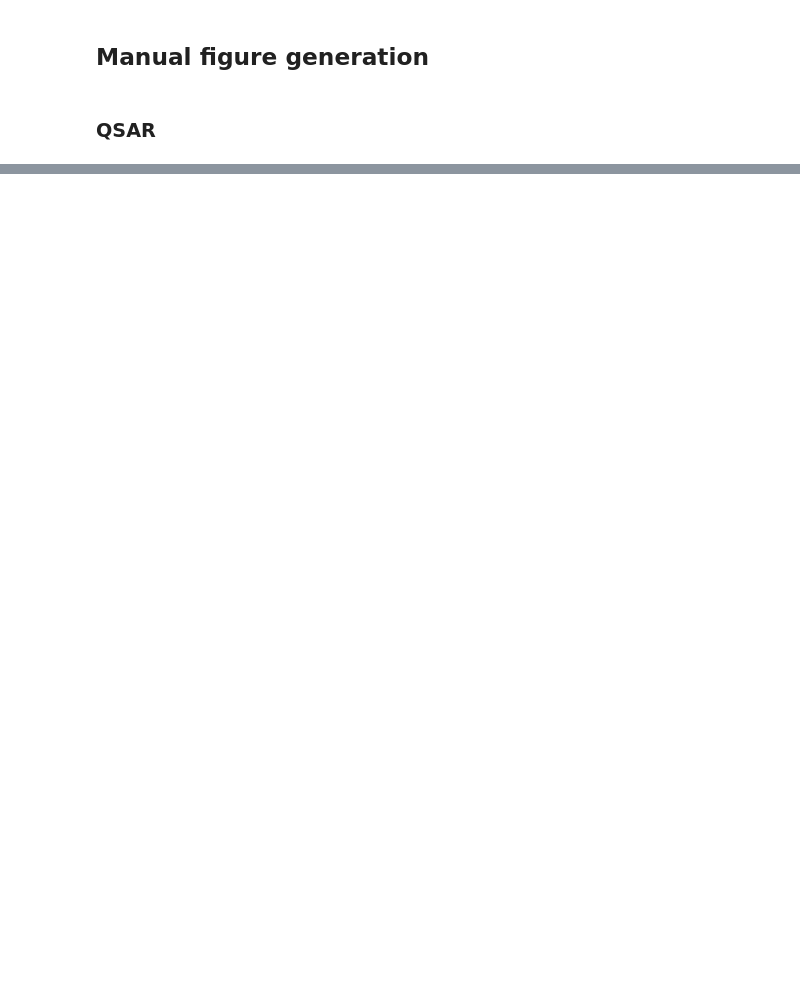
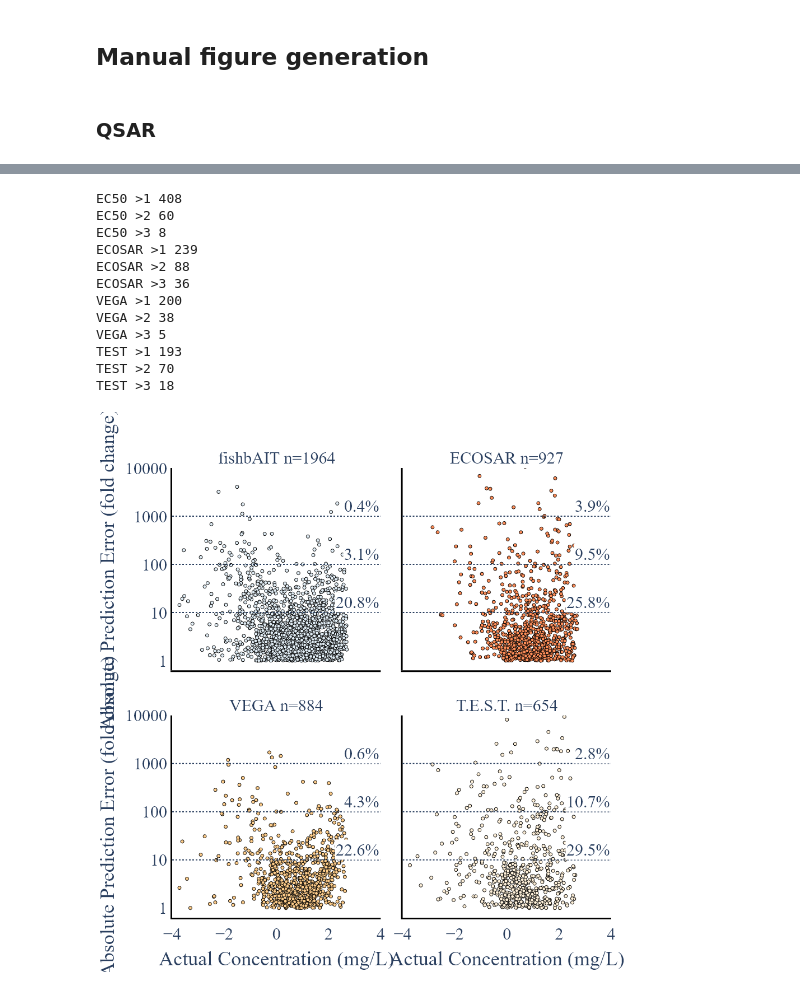
Before and after one commit to StyrbjornKall/TRIDENT, a Jupyter notebook: development/figures/generate_figures_for_publication.ipynb, the cells around one changed output, grey strips where cells are left out. Saved outputs shown, nothing was run; the diff lists cells and outputs as text; code cells hidden in the pictures; blank space fills up the shorter version.

```diff
--- a/development/figures/generate_figures_for_publication.ipynb
+++ b/development/figures/generate_figures_for_publication.ipynb
@@ -129,7 +203,7 @@ PlotPCA_CLSProjection(savepath=None, endpoint=ENDPOINT, flipaxis=False)
 # %% [markdown]
 ## Manual figure generation
 # %%
-species_group = 'invertebrates'
+species_group = 'fish'
 name = f'EC50_{species_group}'
 endpoint = 'EC50'
 # %%
@@ -149,4 +223,4 @@ DURATIONS = ['short exposure','medium exposure', 'long exposure'] # <= 96h, <= 1
 # ----------- QSAR ------------------------
 ECOSAR, VEGA, TEST = LoadQSAR(endpoint=endpoint, species_group=species_group)
 # %%
-ECOSAR, TEST, VEGA = PrepareQSARData(ECOSAR, TEST, VEGA, inside_AD=INSIDE_AD, remove_experimental=True)
+ECOSAR, TEST, VEGA = PrepareQSARData(ECOSAR, TEST, VEGA, inside_AD=INSIDE_AD, remove_experimental=True, species_group=species_group)
@@ -163,5 +266,19 @@ if (endpoint == 'EC10') | (species_group=='algae'):
 # %%
-PlotQSARcompBarUsingWAvgPredsInterersect(None, predictions=weighted_avg_qsar_preds, endpoint=endpoint, species_group=species_group)
-PlotQSARcompScatter(None, predictions=weighted_avg_qsar_preds, endpoint=endpoint)
-PlotQSARresidualScatter(None, predictions=qsar_preds, endpoint=endpoint)
+#PlotQSARcompBarUsingWAvgPredsInterersect(None, predictions=weighted_avg_qsar_preds, endpoint=endpoint, species_group=species_group)
+#PlotQSARcompScatter(None, predictions=weighted_avg_qsar_preds, endpoint=endpoint)
+#PlotQSARresidualScatter(None, predictions=qsar_preds, endpoint=endpoint)
 PlotQSARresidualScatter(None, predictions=weighted_avg_qsar_preds, endpoint=endpoint)
+# %% [output]
+EC50 >1 408
+EC50 >2 60
+EC50 >3 8
+ECOSAR >1 239
+ECOSAR >2 88
+ECOSAR >3 36
+VEGA >1 200
+VEGA >2 38
+VEGA >3 5
+TEST >1 193
+TEST >2 70
+TEST >3 18
+[figure, added]
```
Also changed, not shown: parts of 9 cells of this notebook, 1 other file.
